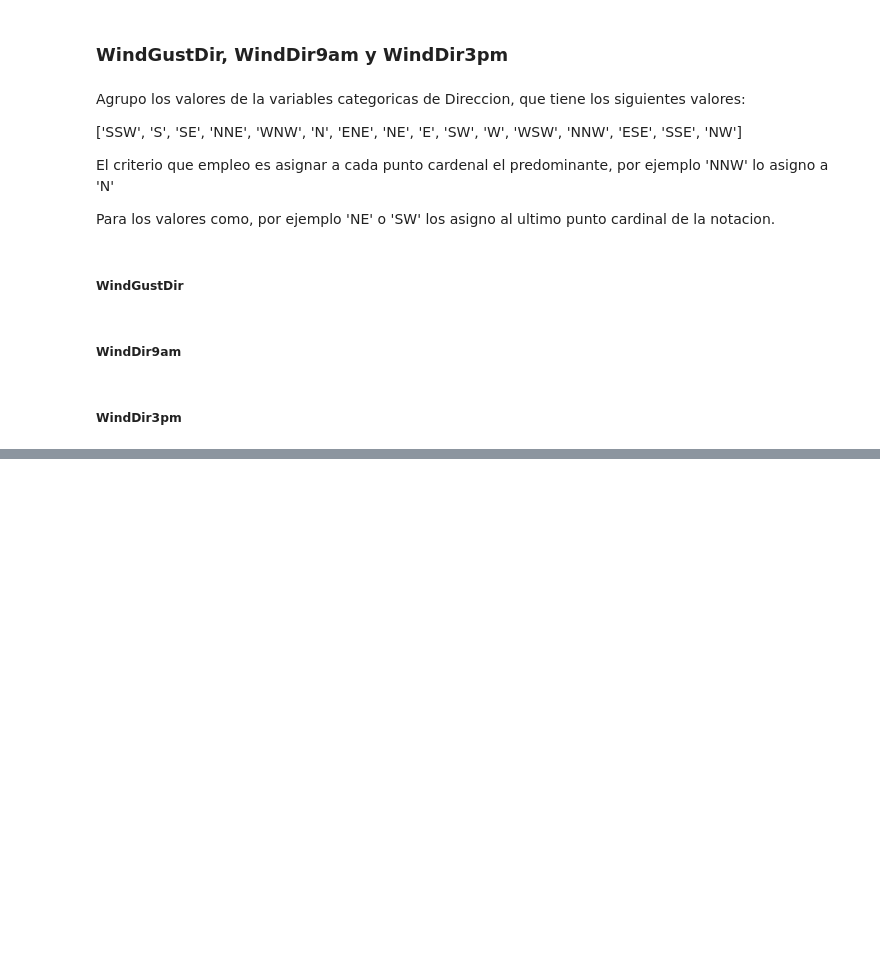
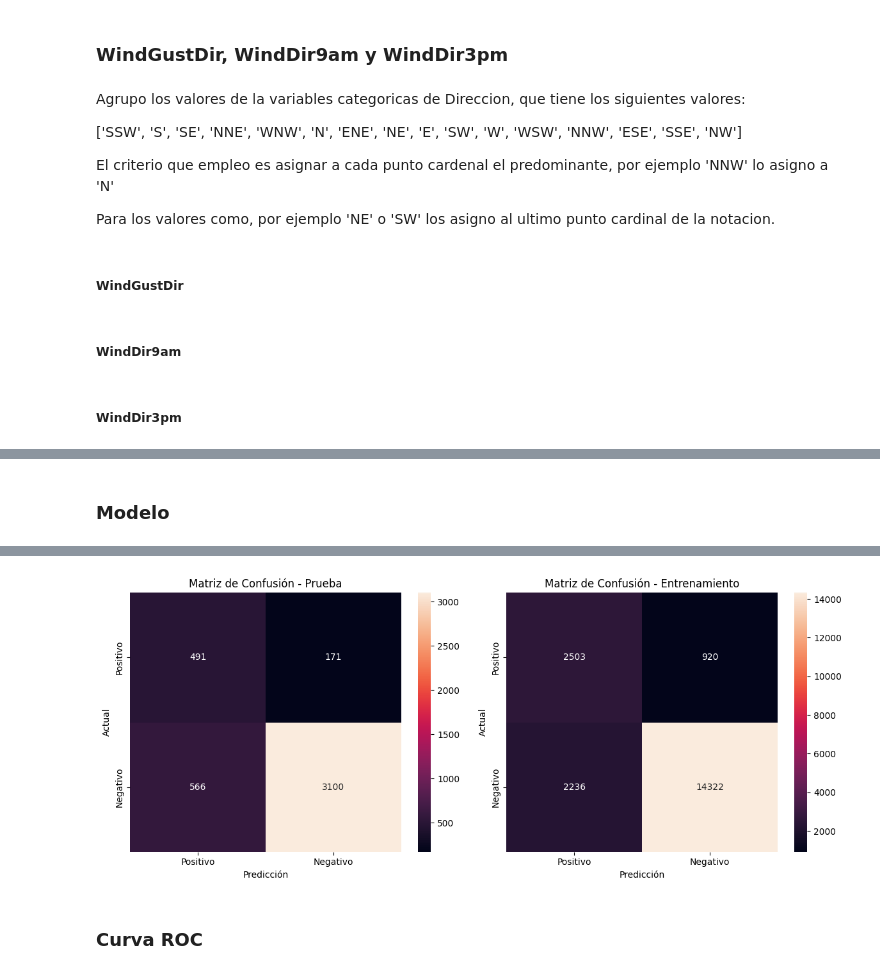
Before and after one commit to franciscoryb1/AA1-TUIA-RodriguezYBarros, a Jupyter notebook: TP-2.ipynb, the cells around one changed output, grey strips where cells are left out. Drawn from its saved outputs; the diff is of its cells as text; code cells hidden in the pictures; blank space fills up the shorter version.

```diff
--- a/TP-2.ipynb
+++ b/TP-2.ipynb
@@ -1025,0 +1133,6 @@ df_test_escalado
+# %%
+X_train_rl = df_train_escalado.drop(columns=['Date', 'RainTomorrow', 'RainfallTomorrow'])
+y_train_rl = df_train_escalado['RainTomorrow']
+
+X_test_rl = df_test_escalado.drop(columns=['Date', 'RainTomorrow', 'RainfallTomorrow'])
+y_test_rl = df_test_escalado['RainTomorrow']
@@ -1025,0 +1155,67 @@ df_test_escalado
+# %% [markdown]
+### Modelo
+# %%
+logistic_model = LogisticRegression(random_state=42)
+logistic_model.fit(X_train_rl, y_train_rl)
+
+y_pred_train_rl = logistic_model.predict(X_train_rl)
+y_pred_test_rl = logistic_model.predict(X_test_rl)
+# %%
+import matplotlib.pyplot as plt
+import seaborn as sns
+
+print("Resultados con regresión logística en el conjunto de entrenamiento\n")
+print(classification_report(y_train_rl, y_pred_train_rl))
+balanced_accuracy_train = balanced_accuracy_score(y_train_rl, y_pred_train_rl)
+print("accuracy balanceado:", balanced_accuracy_train)
+loss_train = log_loss(y_train_rl, y_pred_train_rl)
+print("Perdida logarítmica:", loss_train)
+print("-----------------------------------------------------------------------------------------------------------")
+print("-----------------------------------------------------------------------------------------------------------")
+print("Resultados con regresión logística en el conjunto de test\n")
+print(classification_report(y_test_rl, y_pred_test_rl))
+balanced_accuracy_test = balanced_accuracy_score(y_test_rl, y_pred_test_rl)
+print("accuracy balanceado:", balanced_accuracy_test)
+loss_test = log_loss(y_test_rl, y_pred_test_rl)
+print("Perdida logarítmica:", loss_test)
+
+print("-----------------------------------------------------------------------------------------------------------")
+print("-----------------------------------------------------------------------------------------------------------")
+
+# conf_matrix_train = confusion_matrix(y_train_rl, y_pred_train_rl)
+# Matriz de confusion TRAIN
+tnT, fpT, fnT, tpT = confusion_matrix(y_train_rl, y_pred_train_rl).ravel()
+confusion_mat_train = [[tpT, fpT],[fnT, tnT]]
+df_cm_train = pd.DataFrame(confusion_mat_train, index=['Positivo', 'Negativo'],
+                     columns=['Positivo', 'Negativo'])
+# Matriz de confusion TEST
+tn, fp, fn, tp = confusion_matrix(y_test_rl, y_pred_test_rl).ravel()
+confusion_mat_test = [[tp, fp],[fn, tn]]
+df_cm_test = pd.DataFrame(confusion_mat_test, index=['Positivo', 'Negativo'],
+                     columns=['Positivo', 'Negativo'])
+# conf_matrix_test = confusion_matrix(y_test_rl, y_pred_test_rl)
+
+
+# Configurar el tamaño de la figura
+plt.figure(figsize=(12, 5))
+
+# Matriz de confusión para el conjunto de prueba
+plt.subplot(1, 2, 1)
+# sns.heatmap(conf_matrix_test, annot=True, fmt='d', cmap='Blues')
+sns.heatmap(df_cm_test, annot=True, fmt='d')
+plt.title('Matriz de Confusión - Prueba')
+plt.xlabel('Predicción')
+plt.ylabel('Actual')
+
+# Matriz de confusión para el conjunto de entrenamiento
+plt.subplot(1, 2, 2)
+# sns.heatmap(conf_matrix_train, annot=True, fmt='d', cmap='Blues')
+sns.heatmap(df_cm_train, annot=True, fmt='d')
+plt.title('Matriz de Confusión - Entrenamiento')
+plt.xlabel('Predicción')
+plt.ylabel('Actual')
+
+# Mostrar el gráfico
+plt.tight_layout()
+plt.show()
+# %% [output]
@@ -1025,0 +1239,3 @@ df_test_escalado
+[figure, added]
+# %% [markdown]
+### Curva ROC
```
Also changed, not shown: parts of 36 cells of this notebook, 3 other files.
